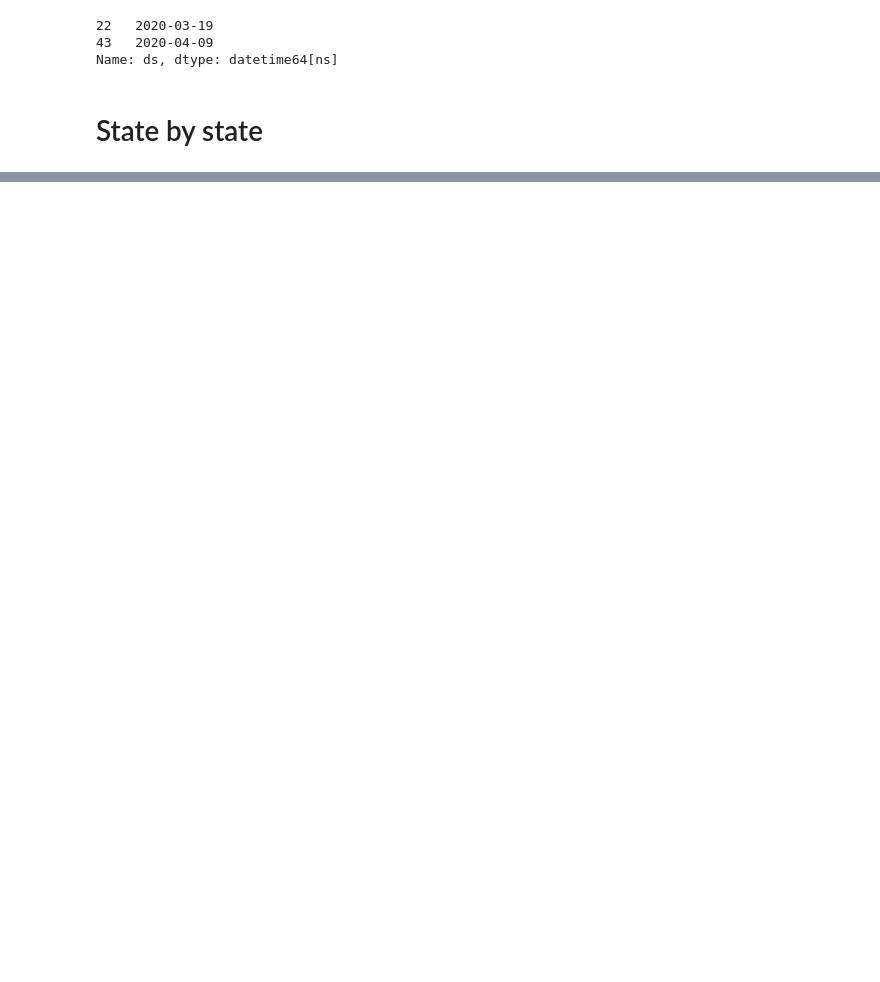
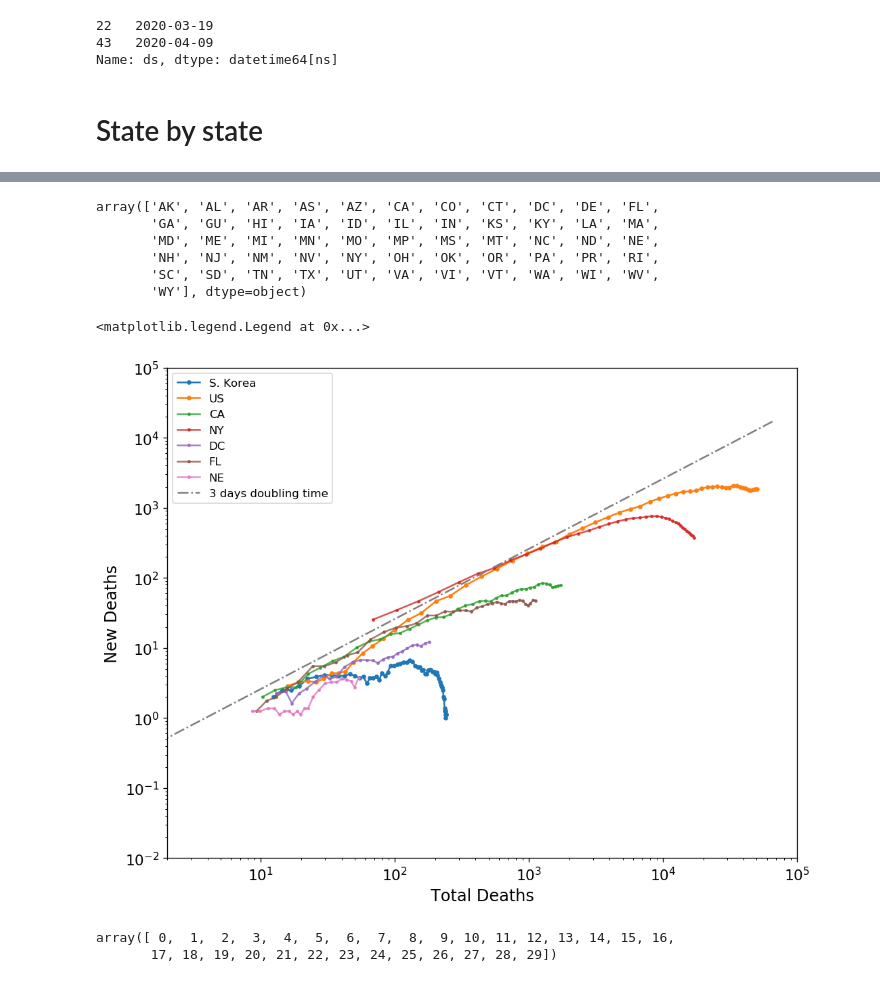
Before and after one commit to RileyWClarke/MLTSA_COVID19, a Jupyter notebook: Covid-19-US.ipynb, the cells around one changed output, grey strips where cells are left out. Cells and saved outputs as stored; diff of their text form; code cells hidden in the pictures; blank space fills up the shorter version.

```diff
--- a/Covid-19-US.ipynb
+++ b/Covid-19-US.ipynb
@@ -298 +278,7 @@ statedata.head()
 5 rows × 25 columns
+# %%
+def moving_average(a, n=8):
+    #http://stackoverflow.com/questions/14313510/ddg#14314054
+    ret = np.cumsum(a, dtype=float)
+    ret[n:] = ret[n:] - ret[:-n]
+    return ret[n - 1:] / n
@@ -298,0 +302,71 @@ statedata.head()
+# %%
+statedata['state'].unique()
+# %% [output]
+array(['AK', 'AL', 'AR', 'AS', 'AZ', 'CA', 'CO', 'CT', 'DC', 'DE', 'FL',
+       'GA', 'GU', 'HI', 'IA', 'ID', 'IL', 'IN', 'KS', 'KY', 'LA', 'MA',
+       'MD', 'ME', 'MI', 'MN', 'MO', 'MP', 'MS', 'MT', 'NC', 'ND', 'NE',
+       'NH', 'NJ', 'NM', 'NV', 'NY', 'OH', 'OK', 'OR', 'PA', 'PR', 'RI',
+       'SC', 'SD', 'TN', 'TX', 'UT', 'VA', 'VI', 'VT', 'WA', 'WI', 'WV',
+       'WY'], dtype=object)
+# %%
+#Read South Korea data
+SK_data= pd.read_csv('https://raw.githubusercontent.com/RileyWClarke/MLTSA_COVID19/master/Time.csv')
+SK_data['date'] = pd.to_datetime(SK_data['date'], format='%Y-%m-%d')
+# %%
+SK_deaths = SK_data.reset_index().rename(columns={'date':'ds','deceased':'y'})
+# %%
+fig,ax = plt.subplots(1,1,figsize=(10,8),dpi=120)
+
+state_list = ['CA', 'NY', 'DC','FL','NE']
+
+x_values = SK_deaths.y[SK_deaths.y >3].values
+x_values = moving_average(x_values)
+ax.plot(x_values[:-1],np.diff(x_values),'-o',label='S. Korea',markersize=3)
+
+x_values = c19_all_us.death[c19_all_us.death>3].values
+x_values = moving_average(x_values)
+ax.plot(x_values[:-1],-1*np.diff(x_values),'-o',label='US',markersize=3)
+
+for st in state_list:
+
+    death_st = statedata[statedata['state']==st].death
+    #
+    x_values = death_st[death_st >3].values
+    x_values = moving_average(x_values)
+    ax.plot(x_values[:-1],-1*np.diff(x_values),'-o',label=st,markersize=2,alpha = 0.8)
+
+ax.set_xscale('log')
+ax.set_yscale('log')
+ax.set_ylim(.01,1e5)
+ax.set_xlim(2,1e5)
+ax.set_xlabel('Total Deaths',fontsize='x-large')
+ax.set_ylabel('New Deaths',fontsize='x-large')
+ax.tick_params(axis='both', which='major', labelsize=13)
+
+
+T = 50
+tt = np.linspace(1, T,T)
+
+xx = 2**((tt-1)/3 )
+dxdt = np.diff(xx)
+
+ax.plot(xx[:-1], dxdt, '-.',label='3 days doubling time')
+
+
+# T = 100
+# tt = np.linspace(1, T,T)
+
+# xx = 2**((tt-1)/7 )
+# dxdt = np.diff(xx)
+
+# #ax.plot(xx[:-1], dxdt, '-.',c='k',label='7 days doubling time')
+
+ax.legend()
+# %% [output]
+<matplotlib.legend.Legend at 0x...>
+[figure, added]
+# %%
+death_st[death_st >3].reset_index().index.values
+# %% [output]
+array([ 0,  1,  2,  3,  4,  5,  6,  7,  8,  9, 10, 11, 12, 13, 14, 15, 16,
+       17, 18, 19, 20, 21, 22, 23, 24, 25, 26, 27, 28, 29])
```
Also changed, not shown: parts of 46 cells of this notebook, 1 other file.
